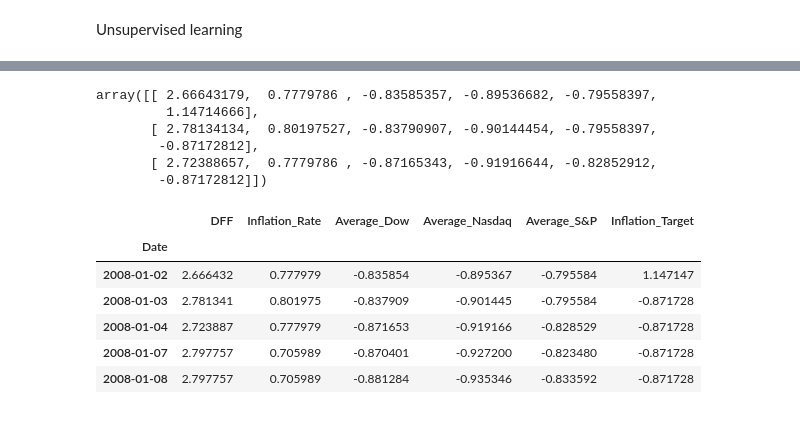
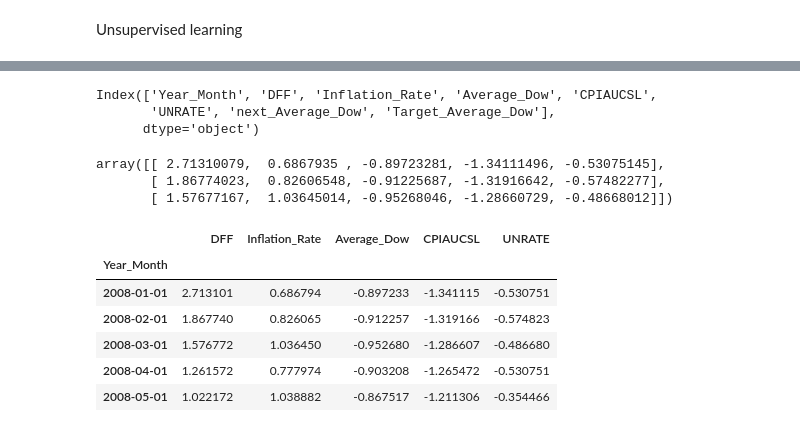
Before and after one commit to chernika81/Macroeconomic-Indicators-and-Index-Correlation, a Jupyter notebook: Draft/Birundha/Stock prediction APP/stockprediction-ML.ipynb, the cells around one changed output, grey strips where cells are left out. Saved outputs shown, nothing was run; the diff lists cells and outputs as text; code cells hidden in the pictures.

```diff
--- a/Draft/Birundha/Stock prediction APP/stockprediction-ML.ipynb
+++ b/Draft/Birundha/Stock prediction APP/stockprediction-ML.ipynb
@@ -415,0 +180,2 @@ array([1, 0, 0, 0, 0])
+# %%
+indexmacro_monthly = indexmacro_monthly.drop(columns = ["Unnamed: 0","Average_Nasdaq","Average_S&P"],axis =1)
@@ -415,0 +302,3 @@ array([1, 0, 0, 0, 0])
+# %%
+indexmacro_monthly["next_Average_Dow"] = indexmacro_monthly["Average_Dow"].shift(-1)
+indexmacro_monthly["Target_Average_Dow"] = (indexmacro_monthly["next_Average_Dow"] > indexmacro_monthly["Average_Dow"]).astype(int)
@@ -415,0 +325,2 @@ array([1, 0, 0, 0, 0])
+# %%
+indexmacro_monthly = indexmacro_monthly.dropna()
@@ -579,37 +443,36 @@ memory usage: 228.9 KB
+# %%
+indexmacro_monthly.columns
+# %% [output]
+Index(['Year_Month', 'DFF', 'Inflation_Rate', 'Average_Dow', 'CPIAUCSL',
+       'UNRATE', 'next_Average_Dow', 'Target_Average_Dow'],
+      dtype='object')
 # %%
-scaled_index_data = StandardScaler().fit_transform(macro_index[["DFF","Inflation_Rate","Average_Dow",
-                                                             "Average_Nasdaq","Average_S&P","Inflation_Target"
-                                                             ]])
+scaled_Macro_data = StandardScaler().fit_transform(indexmacro_monthly[["DFF","Inflation_Rate","Average_Dow","CPIAUCSL","UNRATE" ]])
 
-scaled_index_data[0:3]
+scaled_Macro_data[0:3]
 # %% [output]
-array([[ 2.66643179,  0.7779786 , -0.83585357, -0.89536682, -0.79558397,
-         1.14714666],
-       [ 2.78134134,  0.80197527, -0.83790907, -0.90144454, -0.79558397,
-        -0.87172812],
-       [ 2.72388657,  0.7779786 , -0.87165343, -0.91916644, -0.82852912,
-        -0.87172812]])
+array([[ 2.71310079,  0.6867935 , -0.89723281, -1.34111496, -0.53075145],
+       [ 1.86774023,  0.82606548, -0.91225687, -1.31916642, -0.57482277],
+       [ 1.57677167,  1.03645014, -0.95268046, -1.28660729, -0.48668012]])
 # %%
-scaled_index_data_df = pd.DataFrame(scaled_index_data,columns=["DFF","Inflation_Rate","Average_Dow",
-                                                             "Average_Nasdaq","Average_S&P","Inflation_Target"
-           ])
+scaled_Macro_data = pd.DataFrame(scaled_Macro_data,columns=["DFF","Inflation_Rate","Average_Dow","CPIAUCSL","UNRATE" ])
 
 
-scaled_index_data_df["Date"] = macro_index.index
+scaled_Macro_data["Year_Month"] = indexmacro_monthly["Year_Month"]
 
-scaled_index_data_df =scaled_index_data_df.set_index('Date')
+scaled_Macro_data_df =scaled_Macro_data.set_index('Year_Month')
 
 
 # Display sample data
-scaled_index_data_df.head()
+scaled_Macro_data_df.head()
 # %% [output]
-|  | DFF | Inflation_Rate | Average_Dow | Average_Nasdaq | Average_S&P | Inflation_Target |
-| Date |  |  |  |  |  |  |
-| 2008-01-02 | 2.666432 | 0.777979 | -0.835854 | -0.895367 | -0.795584 | 1.147147 |
-| 2008-01-03 | 2.781341 | 0.801975 | -0.837909 | -0.901445 | -0.795584 | -0.871728 |
-| 2008-01-04 | 2.723887 | 0.777979 | -0.871653 | -0.919166 | -0.828529 | -0.871728 |
-| 2008-01-07 | 2.797757 | 0.705989 | -0.870401 | -0.927200 | -0.823480 | -0.871728 |
-| 2008-01-08 | 2.797757 | 0.705989 | -0.881284 | -0.935346 | -0.833592 | -0.871728 |
+|  | DFF | Inflation_Rate | Average_Dow | CPIAUCSL | UNRATE |
+| Year_Month |  |  |  |  |  |
+| 2008-01-01 | 2.713101 | 0.686794 | -0.897233 | -1.341115 | -0.530751 |
+| 2008-02-01 | 1.867740 | 0.826065 | -0.912257 | -1.319166 | -0.574823 |
+| 2008-03-01 | 1.576772 | 1.036450 | -0.952680 | -1.286607 | -0.486680 |
+| 2008-04-01 | 1.261572 | 0.777974 | -0.903208 | -1.265472 | -0.530751 |
+| 2008-05-01 | 1.022172 | 1.038882 | -0.867517 | -1.211306 | -0.354466 |
 # %%
 # Create a list with the number of k-values from 1 to 11
 k = list(range(1, 11))
```
Also changed, not shown: parts of 107 cells of this notebook, 14 other files.
